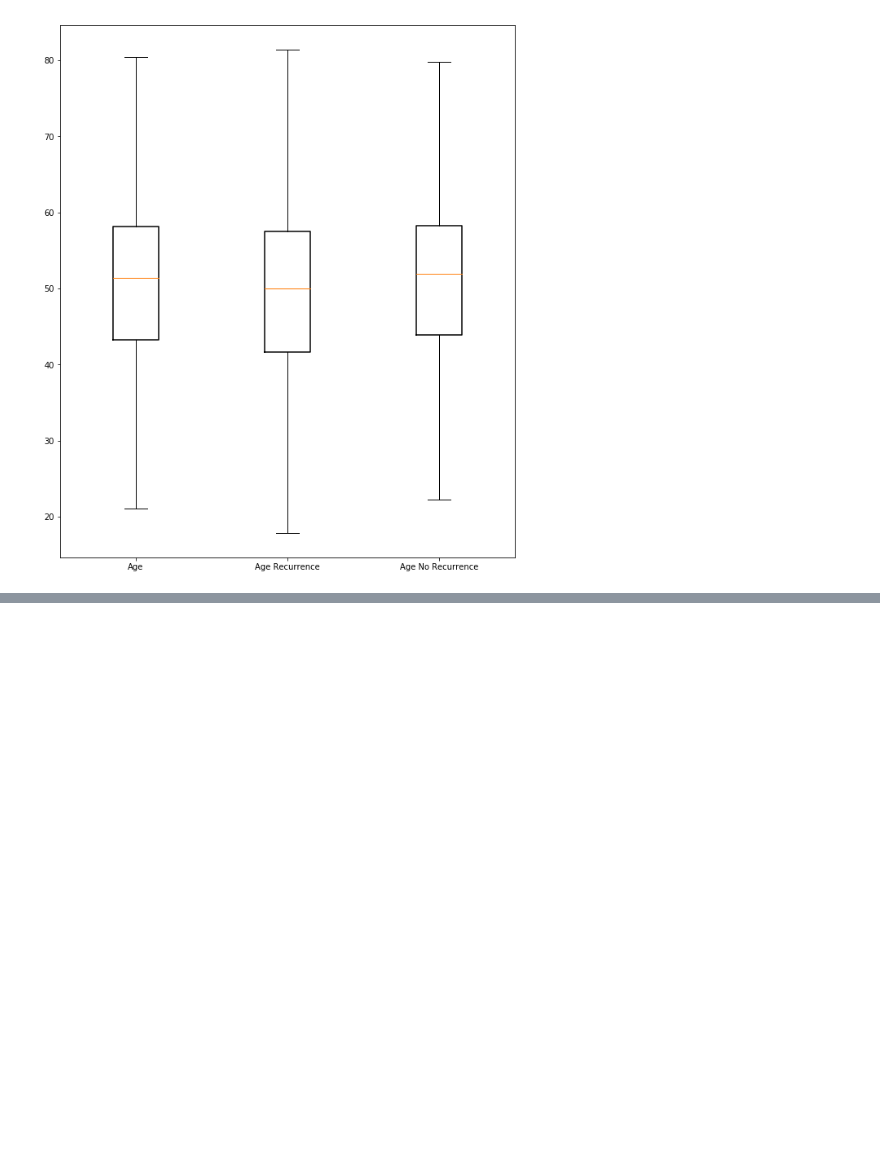
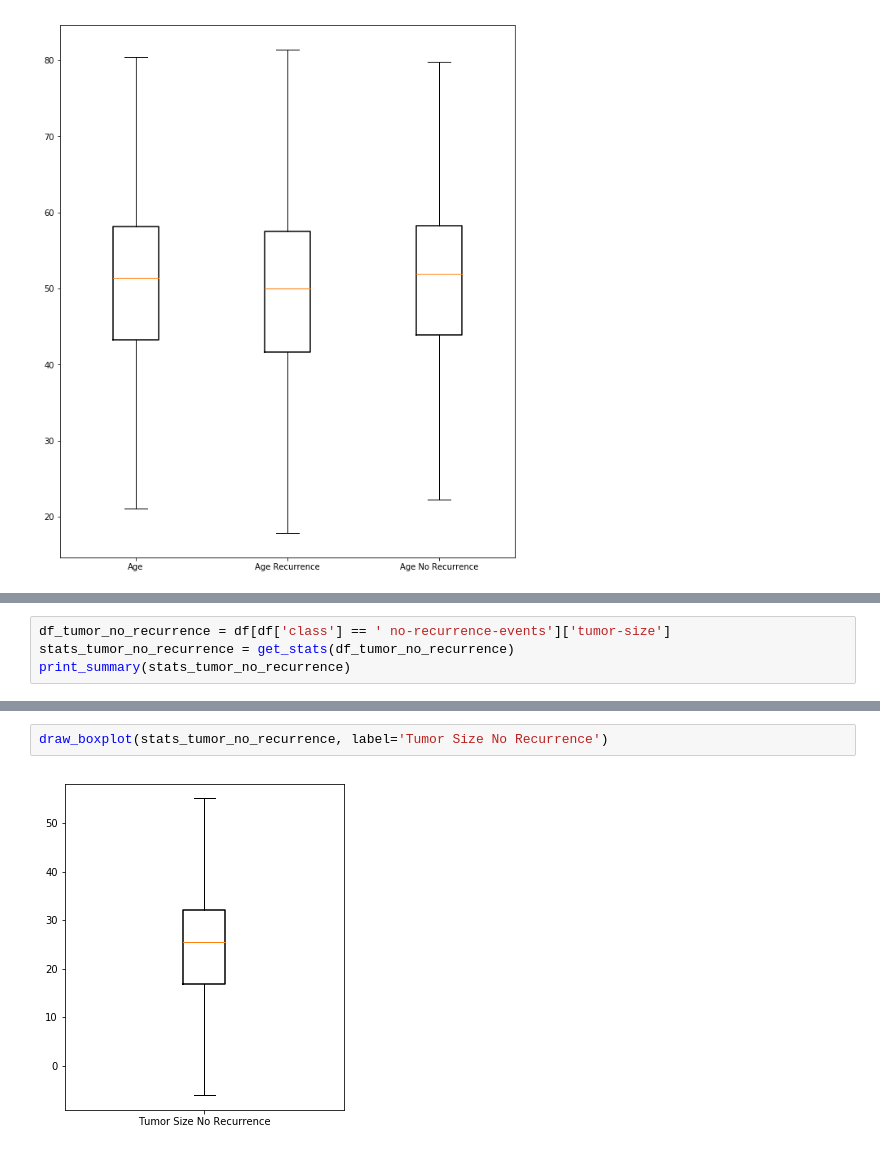
Before and after one commit to antonpetkoff/learning, a Jupyter notebook: data-mining/mini-project/analysis.ipynb, the cells around one changed output, grey strips where cells are left out. Saved outputs shown, nothing was run; the diff lists cells and outputs as text; blank space fills up the shorter version.

```diff
--- a/data-mining/mini-project/analysis.ipynb
+++ b/data-mining/mini-project/analysis.ipynb
@@ -195,0 +237,4 @@ plot = ax.bxp([
+# %%
+df_tumor_no_recurrence = df[df['class'] == ' no-recurrence-events']['tumor-size']
+stats_tumor_no_recurrence = get_stats(df_tumor_no_recurrence)
+print_summary(stats_tumor_no_recurrence)
@@ -195,0 +251,4 @@ plot = ax.bxp([
+# %%
+draw_boxplot(stats_tumor_no_recurrence, label='Tumor Size No Recurrence')
+# %% [output]
+[figure, added]
```
Also changed, not shown: parts of 12 cells of this notebook.
